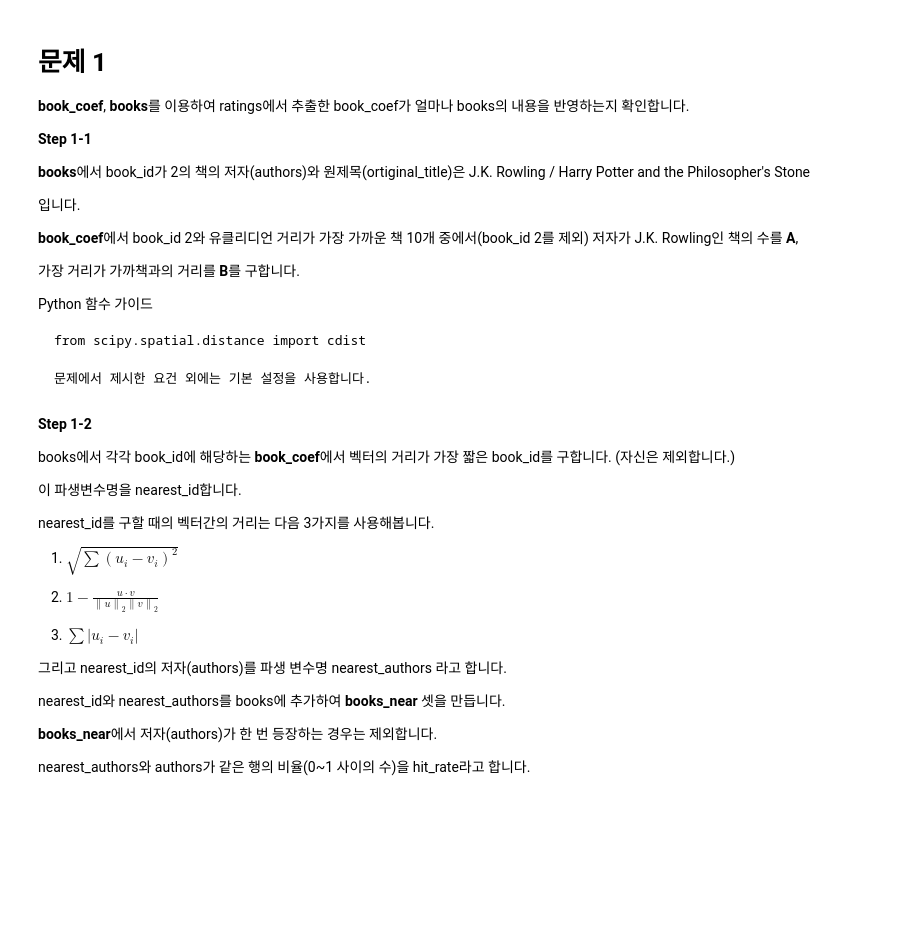
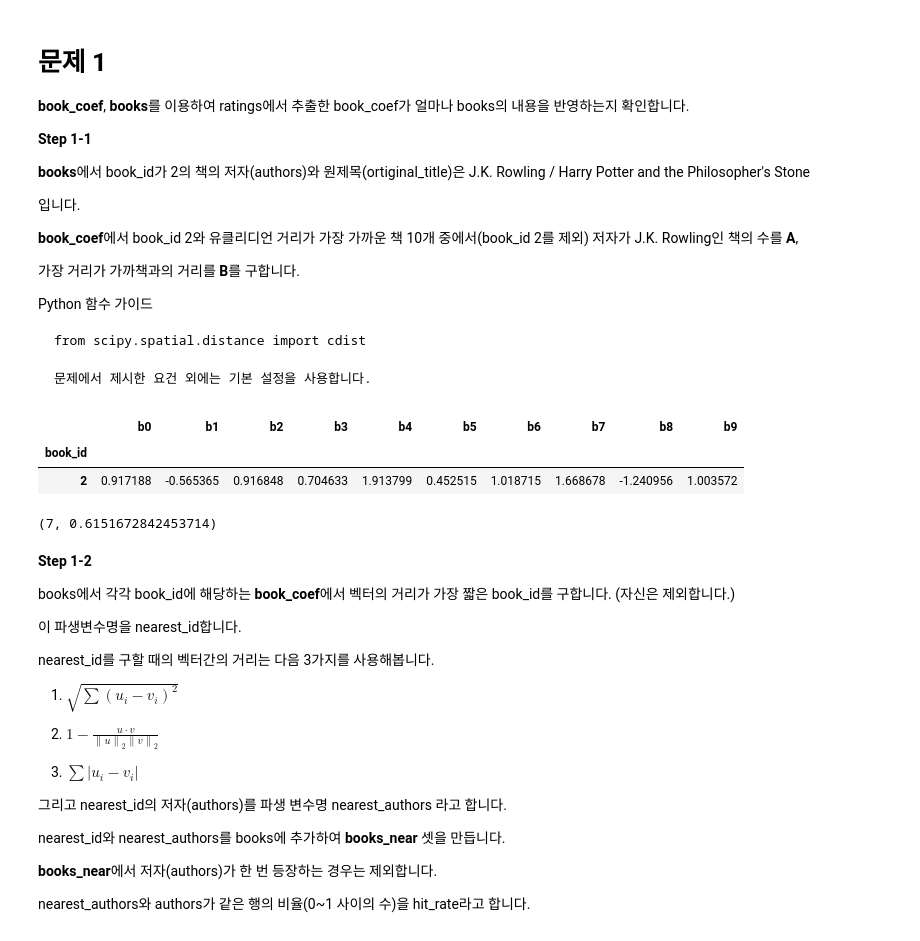
Before and after one commit to sunkusun9/DS_challenge_2310, a Jupyter notebook: prob_lect.ipynb, the cells around one changed output. Saved outputs shown, nothing was run; the diff lists cells and outputs as text; code cells hidden in the pictures; blank space fills up the shorter version.

````diff
--- a/prob_lect.ipynb
+++ b/prob_lect.ipynb
@@ -486,6 +497,28 @@ from scipy.spatial.distance import cdist
 
 문제에서 제시한 요건 외에는 기본 설정을 사용합니다.
 ```
+# %%
+df_book_coef.loc[[2]]
+# %% [output]
+|  | b0 | b1 | b2 | b3 | b4 | b5 | b6 | b7 | b8 | b9 |
+| book_id |  |  |  |  |  |  |  |  |  |  |
+| 2 | 0.917188 | -0.565365 | 0.916848 | 0.704633 | 1.913799 | 0.452515 | 1.018715 | 1.668678 | -1.240956 | 1.003572 |
+# %%
+from scipy.spatial.distance import cdist
+
+s_nearest_10 = pd.Series(
+    cdist(df_book_coef.loc[[2]], df_book_coef, metric='euclidean')[0], index=df_book_coef.index
+).sort_values().iloc[1:11]
+
+A = len(
+    df_books.loc[
+        s_nearest_10.index
+    ].pipe(lambda x: x.loc[x['authors'] == "J.K. Rowling"])
+)
+B = s_nearest_10.iloc[0]
+A, B
+# %% [output]
+(7, 0.6151672842453714)
 # %% [markdown]
 **Step 1-2**
 
````
Also changed, not shown: parts of 10 cells of this notebook.
